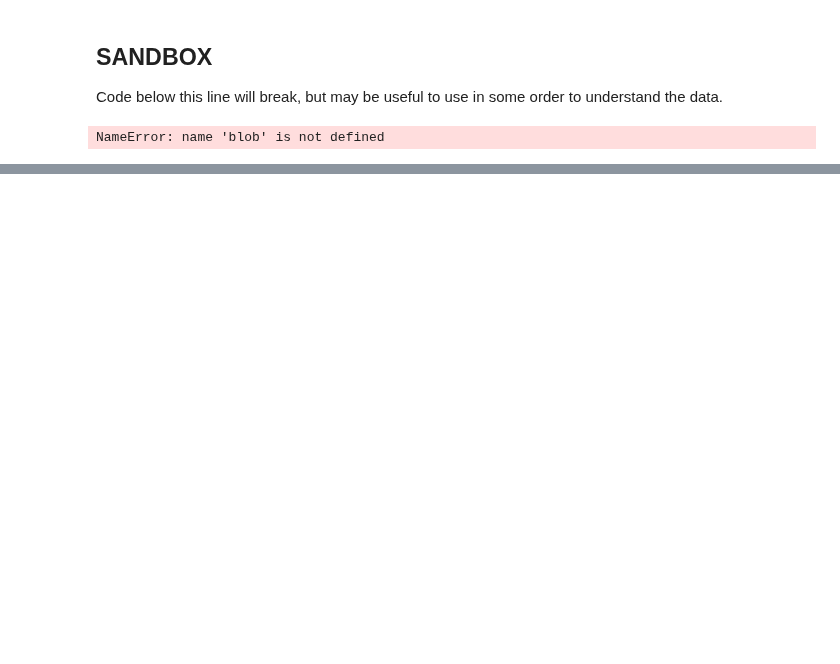
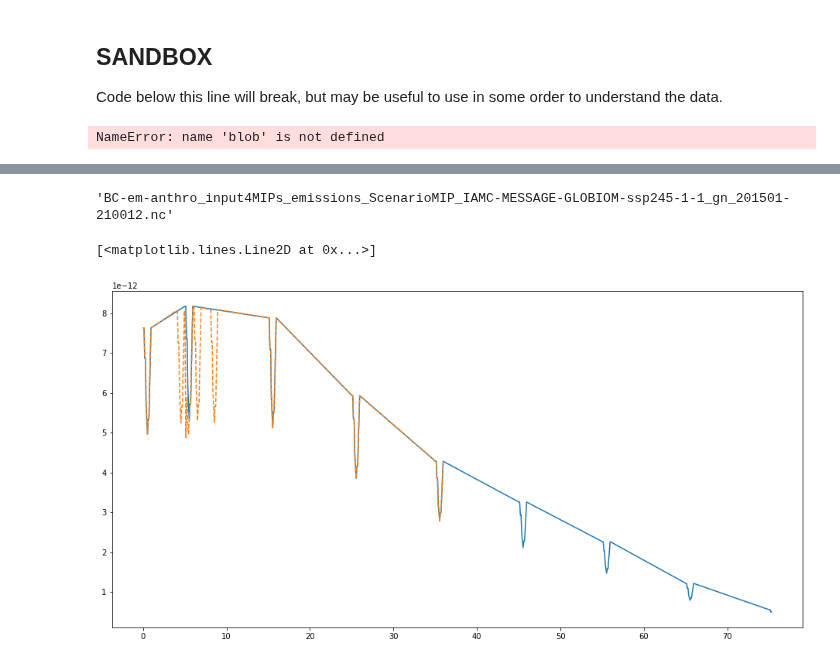
Before and after one commit to Rlamboll/modify_COVID19_netCDF_Emissions, a Jupyter notebook: calculations/COVID19EmissionsCalcAerosols.ipynb, the cells around one changed output, grey strips where cells are left out. Saved outputs shown, nothing was run; the diff lists cells and outputs as text; code cells hidden in the pictures; blank space fills up the shorter version.

Commit message:
Completed the downscaling of the long-term trajectory

```diff
--- a/calculations/COVID19EmissionsCalcAerosols.ipynb
+++ b/calculations/COVID19EmissionsCalcAerosols.ipynb
@@ -50,3 +53,27 @@ flatrate_end =  convert_years_to_days(2022)
+# %%
+# More inputs for the long-term path modification
+# Modification factors found at:
+mod_input_folder = "../../COVID19_emissions_data/global_pathways/"
+mod_input_baseline = "Base_pathway.xlsx"
+mod_input_ff = "FossilFuel_pathway.xlsx"
+mod_input_2yr= "TwoYearBlip_pathway.xlsx"
+mod_input_mg = "ModerateGreen_pathway.xlsx"
+mod_input_sg = "StrongGreen_pathway.xlsx"
+
+# Map between key variable name and excel column
+path_var_names = {
+    "SO2_em_anthro": "sox(MtS/year)",
+    "CO_em_anthro": "co(Mt/year)",
+    "NMVOC_em_anthro": "nmvoc(Mt/year)",
+    "NOx_em_anthro": "nox(MtN/year)",
+    "BC_em_anthro": "bc(Mt/year)",
+    "OC_em_anthro":"oc(Mt/year)",
+    "NH3_em_anthro": "nh3(Mt/year)"
+}
+
+pathway_files = [mod_input_ff, mod_input_2yr, mod_input_mg, mod_input_sg]
+
+modify_range = np.arange(2022, 2051.01)
 # %%
 assert len(files_to_blip) == len(key_variables) # check input
 # %% [markdown]
@@ -321,3 +442,19 @@ plt.plot(data.variables["time"][:]/365 + 2015, data.variables[key_variables[file
+# %%
+file
+# %% [output]
+'BC-em-anthro_input4MIPs_emissions_ScenarioMIP_IAMC-MESSAGE-GLOBIOM-ssp245-1-1_gn_201501-210012.nc'
+# %%
+fileind = 0
+file = files_to_blip[fileind]
+pathind = 2
+path_file = pathway_files[pathind]
+path_string = path_file.split("_")[0] + ".nc"
 # %%
-plt.figure(figsize=(16, 9))
-plt.plot(data.variables["time"][10:] / 365 + 2015, data.variables[key_variables[fileind]][10:,  2, 262, 605])
+plt.figure(figsize=(16, 8))
+data = nc.Dataset(input_folder + file)
+plt.plot(data.variables["time"][:100] / 365, data.variables[key_variables[fileind]][:100, 2, 262, 605])
+data = nc.Dataset(output_folder +"cut_" + file + scenario_string + "_" + path_string)
+plt.plot(data.variables["time"][:100] / 365, data.variables[key_variables[fileind]][:100, 2, 262, 605], linestyle= "--")
+# %% [output]
+[<matplotlib.lines.Line2D at 0x...>]
+[figure, added]
```
Also changed, not shown: parts of 32 cells of this notebook.
